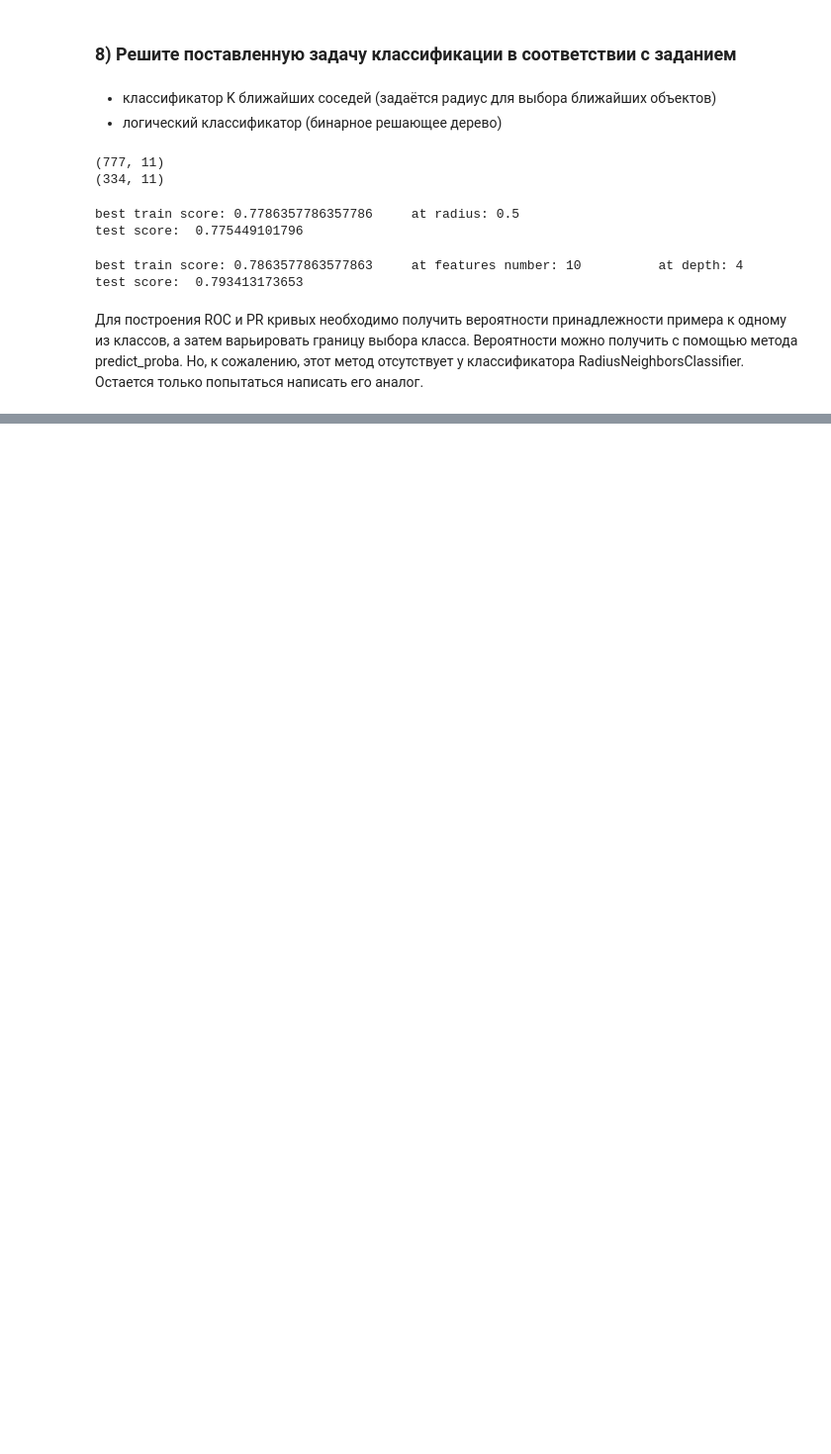
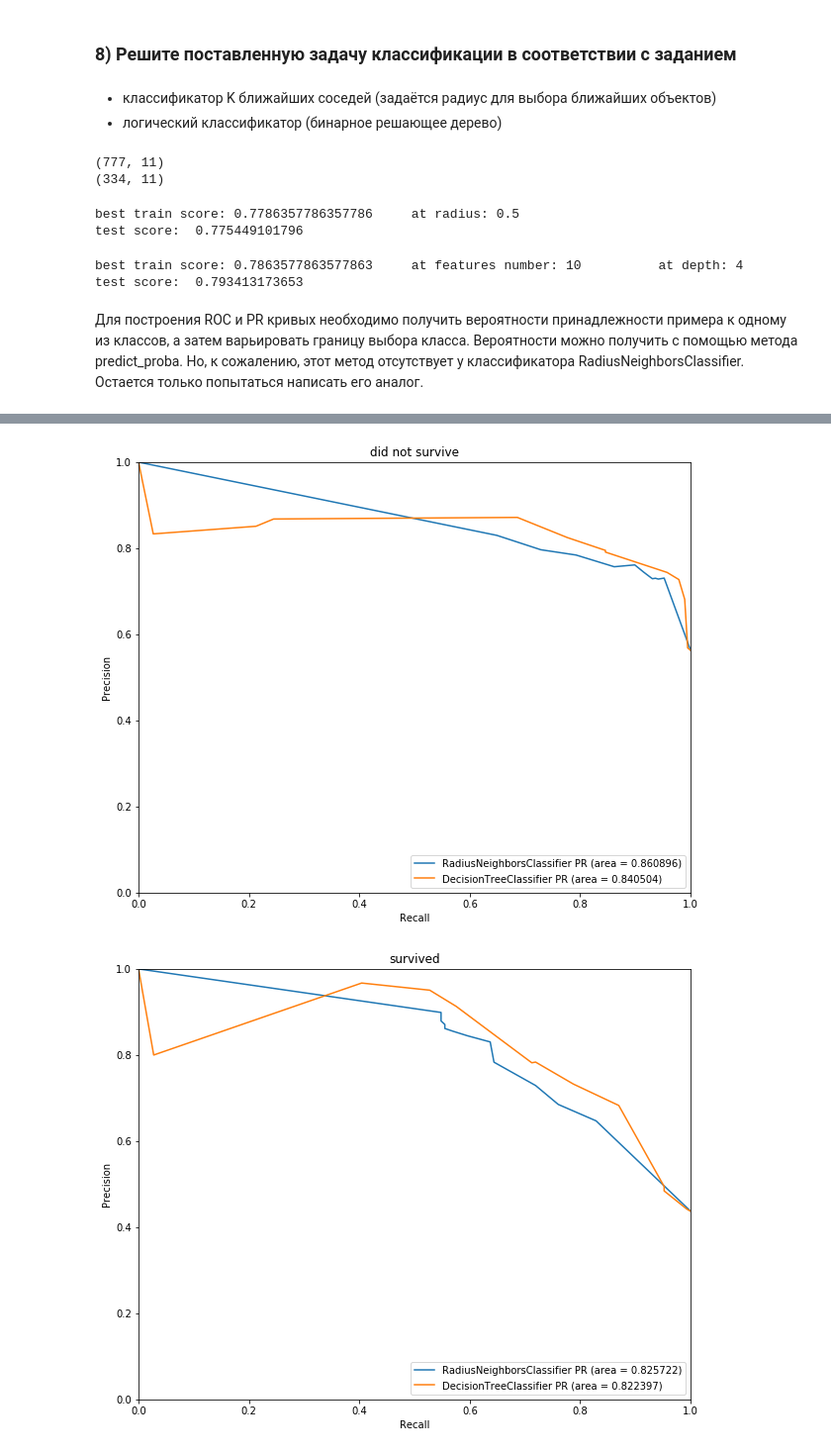
Before and after one commit to Vlad996/ml, a Jupyter notebook: lab2/sobolev_dmitriy_lab2.ipynb, the cells around one changed output, grey strips where cells are left out. Shown at 99% size. Saved outputs shown, nothing was run; the diff lists cells and outputs as text; code cells hidden in the pictures; blank space fills up the shorter version.

```diff
--- a/lab2/sobolev_dmitriy_lab2.ipynb
+++ b/lab2/sobolev_dmitriy_lab2.ipynb
@@ -419,0 +452,46 @@ plt.show()
+# %%
+# PR график K соседей и решающего дерева
+
+# --- класс умерших ---
+plt.figure(figsize=(10,8))
+y_test_invers = []
+for i, y in enumerate(y_test.reset_index(drop=True)):
+    y_test_invers.append(1-y)
+# K соседей
+precision, recall, thresholds = precision_recall_curve(y_test_invers, probas_mrnc1[:,0])
+aps_mrnc1 = average_precision_score(y_test_invers,probas_mrnc1[:,0])
+plt.plot(recall, precision, label='%s PR (area = %f)' % ('RadiusNeighborsClassifier', aps_mrnc1))
+# решающее дерево
+precision, recall, thresholds = precision_recall_curve(y_test_invers, probas_dtc1[:,0])
+aps_dtc1 = average_precision_score(y_test_invers,probas_dtc1[:,0])
+plt.plot(recall, precision, label='%s PR (area = %f)' % ('DecisionTreeClassifier',  aps_dtc1))
+# вывод графика
+plt.xlabel('Recall')
+plt.ylabel('Precision')
+plt.xlim([0.0, 1.0])
+plt.ylim([0.0, 1.0])
+plt.legend(loc=4, fontsize='medium')
+plt.title('did not survive')
+plt.show()
+
+# --- класс выживших ---
+plt.figure(figsize=(10,8))
+# K соседей
+precision, recall, thresholds = precision_recall_curve(y_test, probas_mrnc1[:,1])
+aps_mrnc1 = average_precision_score(y_test,probas_mrnc1[:,1])
+plt.plot(recall, precision, label='%s PR (area = %f)' % ('RadiusNeighborsClassifier', aps_mrnc1))
+# решающее дерево
+precision, recall, thresholds = precision_recall_curve(y_test, probas_dtc1[:,1])
+aps_dtc1 = average_precision_score(y_test,probas_dtc1[:,1])
+plt.plot(recall, precision, label='%s PR (area = %f)' % ('DecisionTreeClassifier',  aps_dtc1))
+# вывод графика
+plt.xlabel('Recall')
+plt.ylabel('Precision')
+plt.xlim([0.0, 1.0])
+plt.ylim([0.0, 1.0])
+plt.legend(loc=4, fontsize='medium')
+plt.title('survived')
+plt.show()
+# %% [output]
+[figure, added]
+[figure, added]
```
Also changed, not shown: parts of 3 cells of this notebook.
